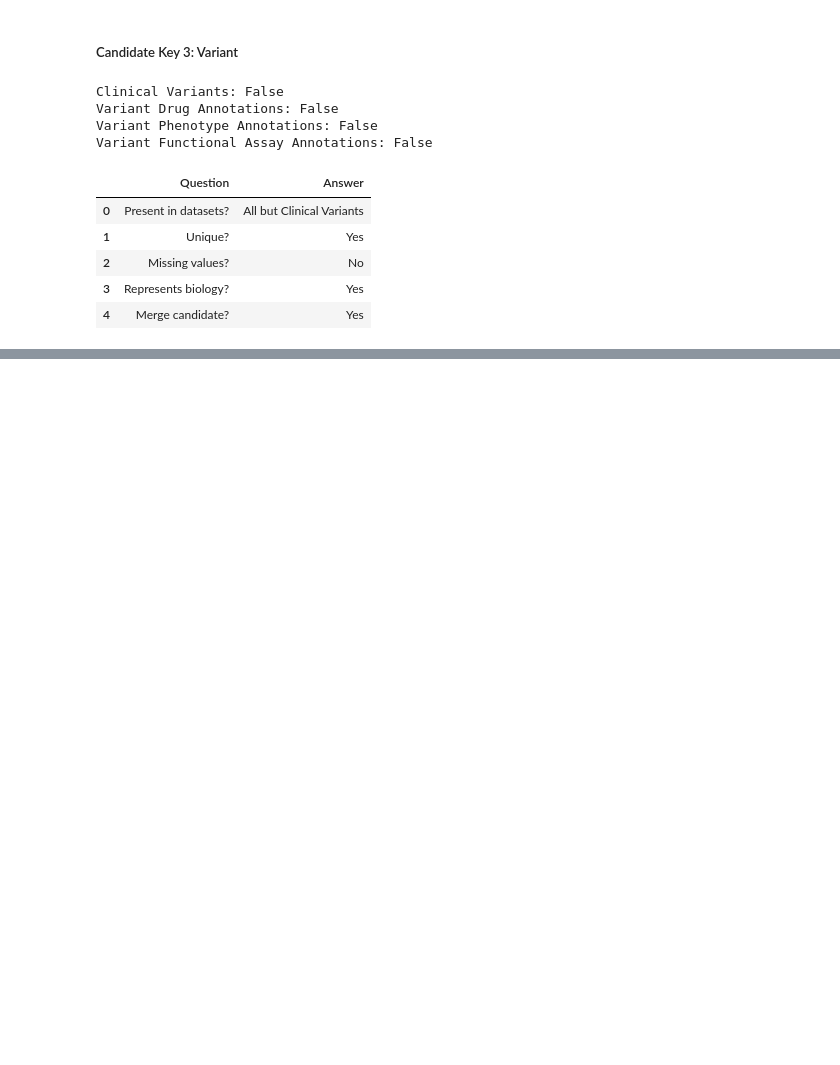
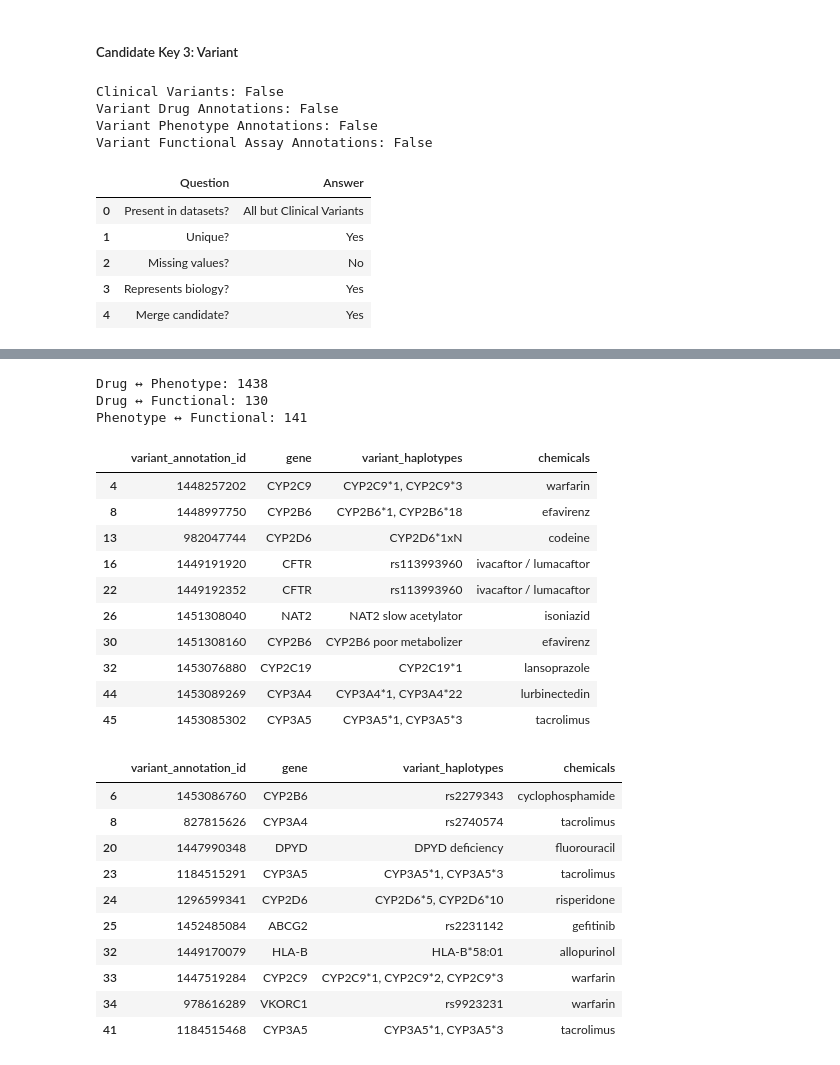
Before and after one commit to Sofia7334/pharmacogenomics-machine-learning, a Jupyter notebook: notebooks/02_data_preparation.ipynb, the cells around one changed output, grey strips where cells are left out. Cells and saved outputs as stored; diff of their text form; code cells hidden in the pictures; blank space fills up the shorter version.

Commit message:
Complete cross-dataset validation of Variant Annotation ID

```diff
--- a/notebooks/02_data_preparation.ipynb
+++ b/notebooks/02_data_preparation.ipynb
@@ -415,13 +414,13 @@ the underlying values or raw source files.
 # The broader term "chemicals" is used as the provisional canonical name.
 
 drug = drug.rename(
-    columns={"drugs": "chemicals"}
+    columns={"drug_s": "chemicals"}
 )
 phenotype = phenotype.rename(
-    columns={"drugs": "chemicals"}
+    columns={"drug_s": "chemicals"}
 )
 functional = functional.rename(
-    columns={"drugs": "chemicals"}
+    columns={"drug_s": "chemicals"}
 )
 # %% [markdown]
 #### 4.3 Canonical Schema Decisions
@@ -664,0 +819,64 @@ summary3
+# %%
+# Create sets of gene–variant–drug relationships.
+drug_relationships = set(drug["gene_variant_drug_key"])
+phenotype_relationships = set(phenotype["gene_variant_drug_key"])
+functional_relationships = set(functional["gene_variant_drug_key"])
+
+# Calculate pairwise overlap.
+print(
+    "Drug ↔ Phenotype:",
+    len(drug_relationships & phenotype_relationships)
+)
+print(
+    "Drug ↔ Functional:",
+    len(drug_relationships & functional_relationships)
+)
+print(
+    "Phenotype ↔ Functional:",
+    len(phenotype_relationships & functional_relationships))
+# %% [output]
+Drug ↔ Phenotype: 1438
+Drug ↔ Functional: 130
+Phenotype ↔ Functional: 141
+# %%
+# Find gene–variant–drug relationships shared by Drug and Phenotype datasets.
+shared_drug_phenotype = (
+    drug_relationships
+    & phenotype_relationships
+)
+# Display several examples from each dataset.
+drug_examples = (
+    drug[drug["gene_variant_drug_key"].isin(shared_drug_phenotype)]
+    [["variant_annotation_id", "gene", "variant_haplotypes", "chemicals"]]
+    .head(10)
+)
+phenotype_examples = (
+    phenotype[phenotype["gene_variant_drug_key"].isin(shared_drug_phenotype)]
+    [["variant_annotation_id", "gene", "variant_haplotypes", "chemicals"]]
+    .head(10)
+)
+display(drug_examples)
+display(phenotype_examples)
+# %% [output]
+|  | variant_annotation_id | gene | variant_haplotypes | chemicals |
+| 4 | 1448257202 | CYP2C9 | CYP2C9*1, CYP2C9*3 | warfarin |
+| 8 | 1448997750 | CYP2B6 | CYP2B6*1, CYP2B6*18 | efavirenz |
+| 13 | 982047744 | CYP2D6 | CYP2D6*1xN | codeine |
+| 16 | 1449191920 | CFTR | rs113993960 | ivacaftor / lumacaftor |
+| 22 | 1449192352 | CFTR | rs113993960 | ivacaftor / lumacaftor |
+| 26 | 1451308040 | NAT2 | NAT2 slow acetylator | isoniazid |
+| 30 | 1451308160 | CYP2B6 | CYP2B6 poor metabolizer | efavirenz |
+| 32 | 1453076880 | CYP2C19 | CYP2C19*1 | lansoprazole |
+| 44 | 1453089269 | CYP3A4 | CYP3A4*1, CYP3A4*22 | lurbinectedin |
+| 45 | 1453085302 | CYP3A5 | CYP3A5*1, CYP3A5*3 | tacrolimus |
+|  | variant_annotation_id | gene | variant_haplotypes | chemicals |
+| 6 | 1453086760 | CYP2B6 | rs2279343 | cyclophosphamide |
+| 8 | 827815626 | CYP3A4 | rs2740574 | tacrolimus |
+| 20 | 1447990348 | DPYD | DPYD deficiency | fluorouracil |
+| 23 | 1184515291 | CYP3A5 | CYP3A5*1, CYP3A5*3 | tacrolimus |
+| 24 | 1296599341 | CYP2D6 | CYP2D6*5, CYP2D6*10 | risperidone |
+| 25 | 1452485084 | ABCG2 | rs2231142 | gefitinib |
+| 32 | 1449170079 | HLA-B | HLA-B*58:01 | allopurinol |
+| 33 | 1447519284 | CYP2C9 | CYP2C9*1, CYP2C9*2, CYP2C9*3 | warfarin |
+| 34 | 978616289 | VKORC1 | rs9923231 | warfarin |
+| 41 | 1184515468 | CYP3A5 | CYP3A5*1, CYP3A5*3 | tacrolimus |
```
Also changed, not shown: parts of 41 cells of this notebook.
